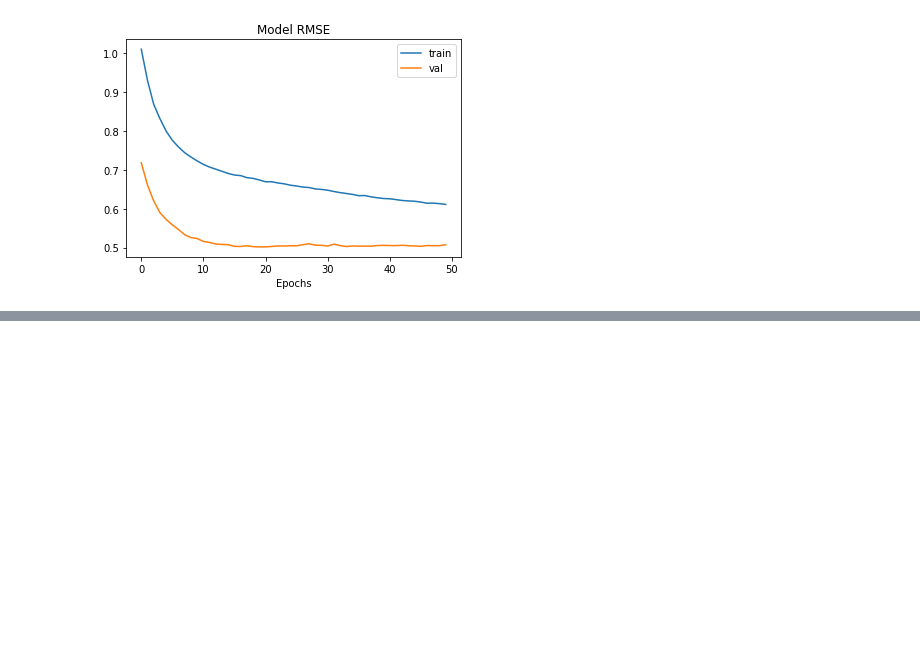
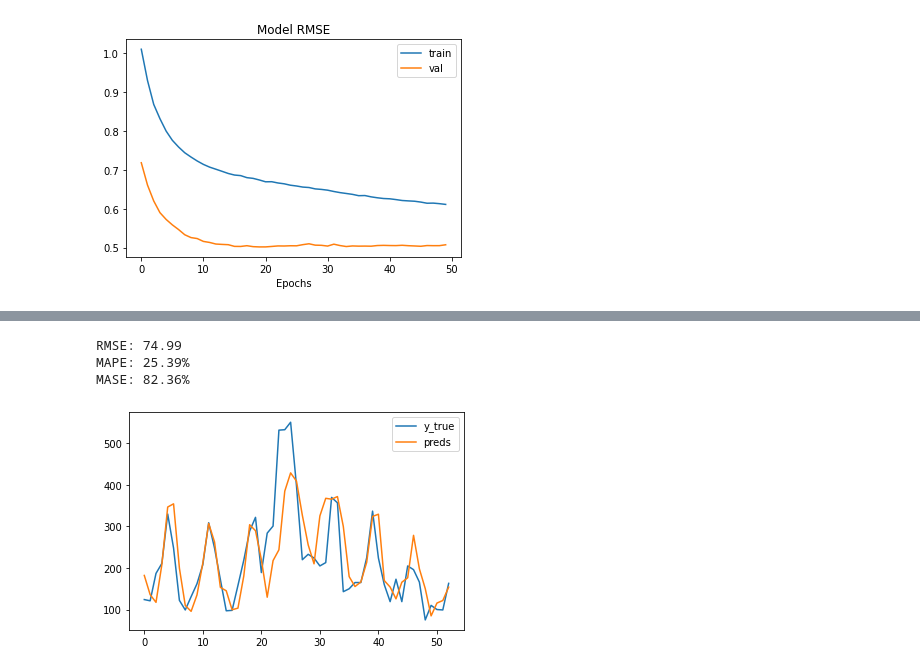
Before and after one commit to paolorossig/black-andes-test, a Jupyter notebook: problem02.ipynb, the cells around one changed output, grey strips where cells are left out. Drawn from its saved outputs; the diff is of its cells as text; code cells hidden in the pictures; blank space fills up the shorter version.

```diff
--- a/problem02.ipynb
+++ b/problem02.ipynb
@@ -136,0 +105,12 @@ RMSE: 247.61655150953655
+# %%
+# Validation preds
+
+X_val, y_val = val_set
+y_preds = model.predict(X_val)
+
+plot_predictions(y_val, y_preds, scaler)
+# %% [output]
+RMSE: 74.99
+MAPE: 25.39%
+MASE: 82.36%
+[figure, added]
```
Also changed, not shown: parts of 10 cells of this notebook, 2 other files.
